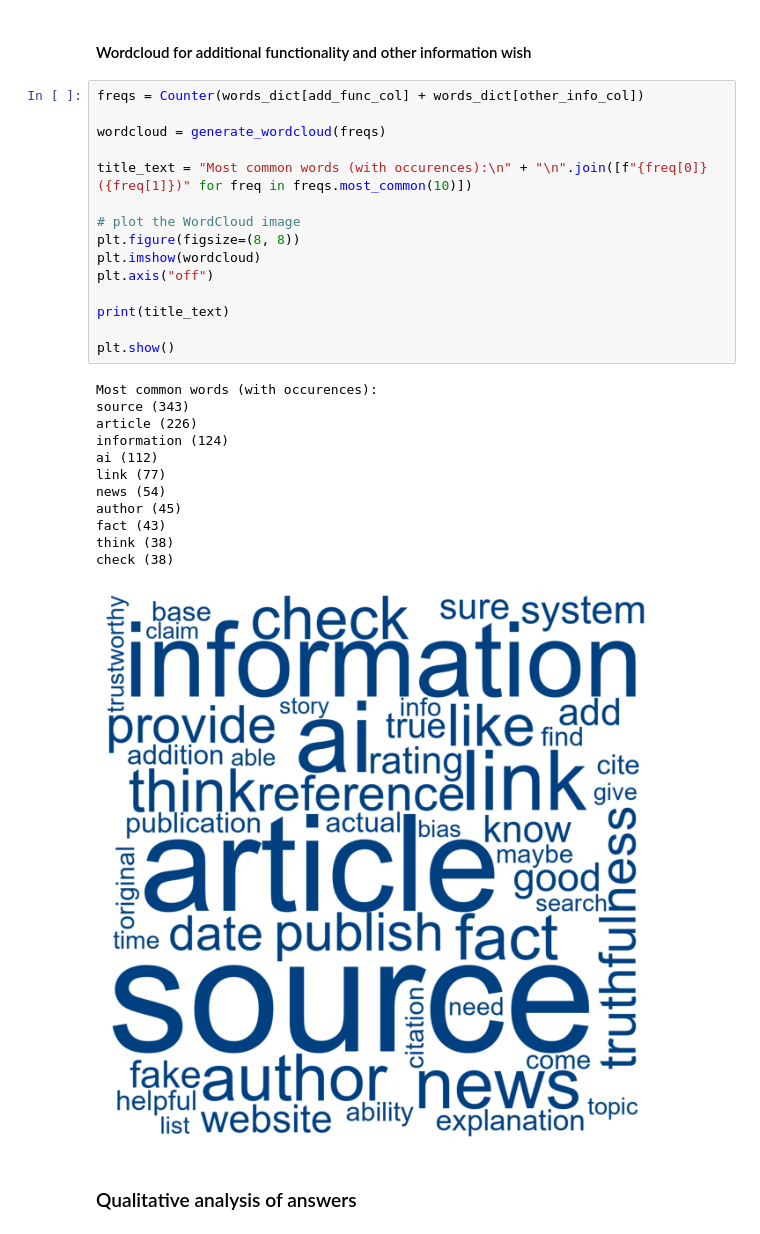
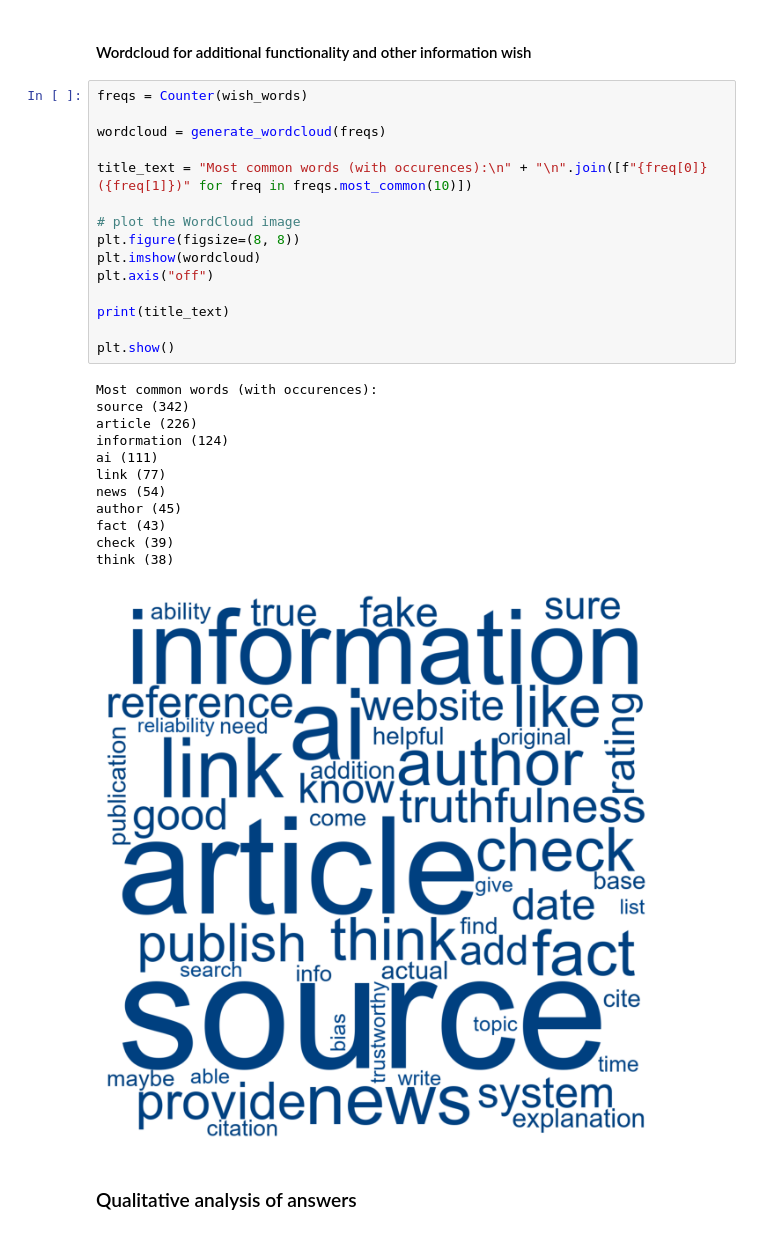
Before and after one commit to csomorbalazs/xai-experiment, a Jupyter notebook: postprocessing/Data_Analysis_XAI.ipynb, the cells around one changed output. Drawn from its saved outputs; the diff is of its cells as text.

```diff
--- a/postprocessing/Data_Analysis_XAI.ipynb
+++ b/postprocessing/Data_Analysis_XAI.ipynb
@@ -1405,33 +1401,33 @@ use (22)
 # %% [markdown]
 #### Wordcloud for additional functionality and other information wish
 # %%
-freqs = Counter(words_dict[add_func_col] + words_dict[other_info_col])
+freqs = Counter(wish_words)
 
 wordcloud = generate_wordcloud(freqs)
 
 title_text = "Most common words (with occurences):\n" + "\n".join([f"{freq[0]} ({freq[1]})" for freq in freqs.most_common(10)])
 
 # plot the WordCloud image
 plt.figure(figsize=(8, 8))
 plt.imshow(wordcloud)
 plt.axis("off")
 
 print(title_text)
 
 plt.show()
 # %% [output]
 Most common words (with occurences):
-source (343)
+source (342)
 article (226)
 information (124)
-ai (112)
+ai (111)
 link (77)
 news (54)
 author (45)
 fact (43)
+check (39)
 think (38)
-check (38)
-[figure, old version]
+[figure, new version]
 # %% [markdown]
 ### Qualitative analysis of answers
 # %% [markdown]
```
Also changed, not shown: parts of 3 cells of this notebook.
